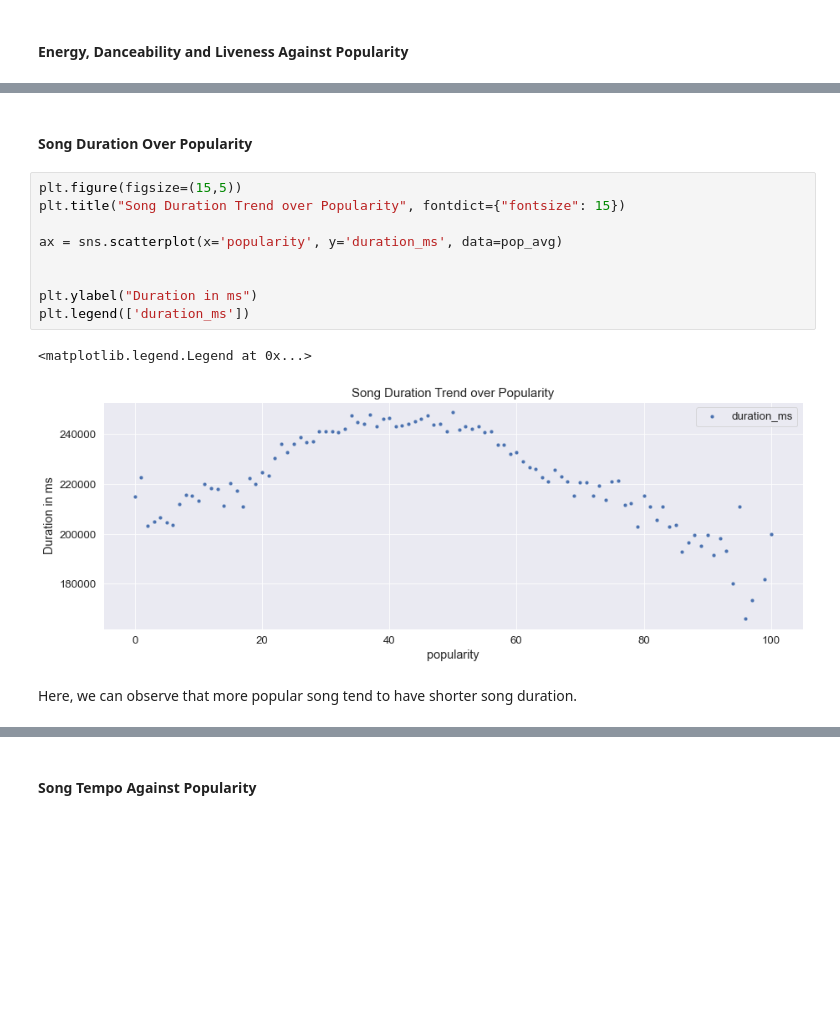
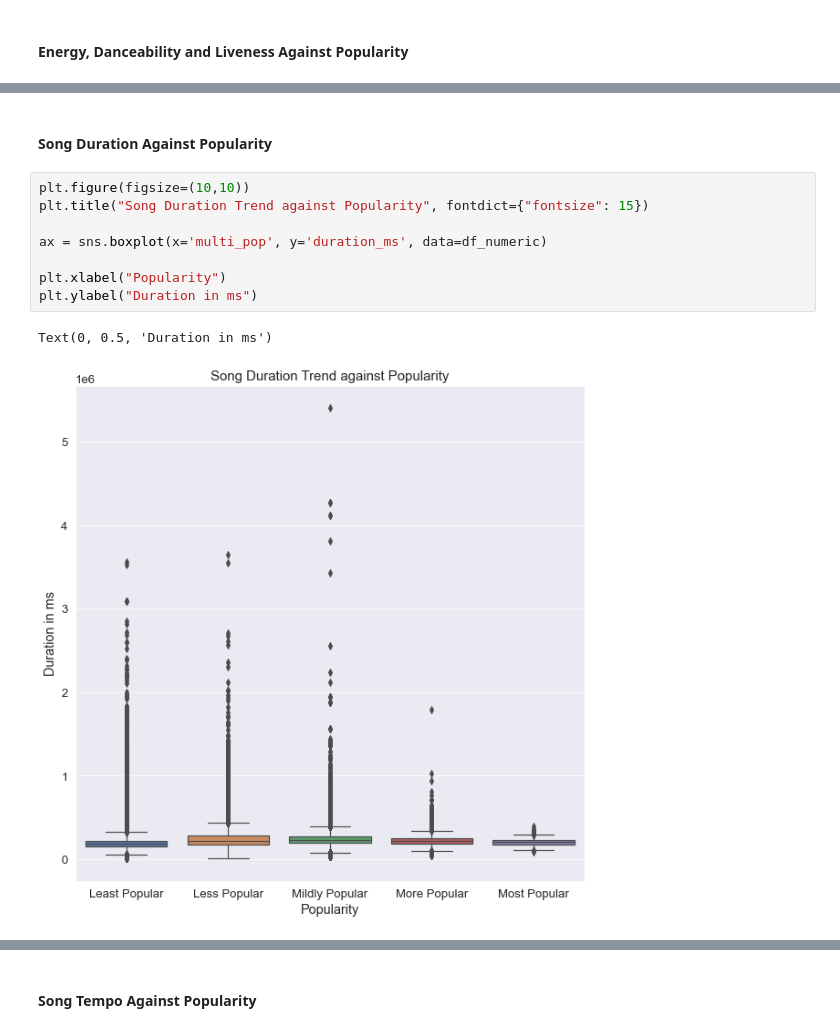
Before and after one commit to Mohammad-sakir/PDS_PROJ, a Jupyter notebook: analysis_spotify.ipynb, the cells around one changed output, grey strips where cells are left out. Cells and saved outputs as stored; diff of their text form; blank space fills up the shorter version.

Commit message:
modified popularity exploration

```diff
--- a/analysis_spotify.ipynb
+++ b/analysis_spotify.ipynb
@@ -1172,16 +1167,13 @@ General trend observed by the graph above:
 # %% [markdown]
-#### Song Duration Over Popularity
+#### Song Duration Against Popularity
 # %%
-plt.figure(figsize=(15,5))
-plt.title("Song Duration Trend over Popularity", fontdict={"fontsize": 15})
+plt.figure(figsize=(10,10))
+plt.title("Song Duration Trend against Popularity", fontdict={"fontsize": 15})
 
-ax = sns.scatterplot(x='popularity', y='duration_ms', data=pop_avg)
+ax = sns.boxplot(x='multi_pop', y='duration_ms', data=df_numeric)
 
-
+plt.xlabel("Popularity")
 plt.ylabel("Duration in ms")
-plt.legend(['duration_ms'])
 # %% [output]
-<matplotlib.legend.Legend at 0x...>
+Text(0, 0.5, 'Duration in ms')
-[figure, old version]
+[figure, new version]
-# %% [markdown]
-Here, we can observe that more popular song tend to have shorter song duration.
```
Also changed, not shown: parts of 50 cells of this notebook.
